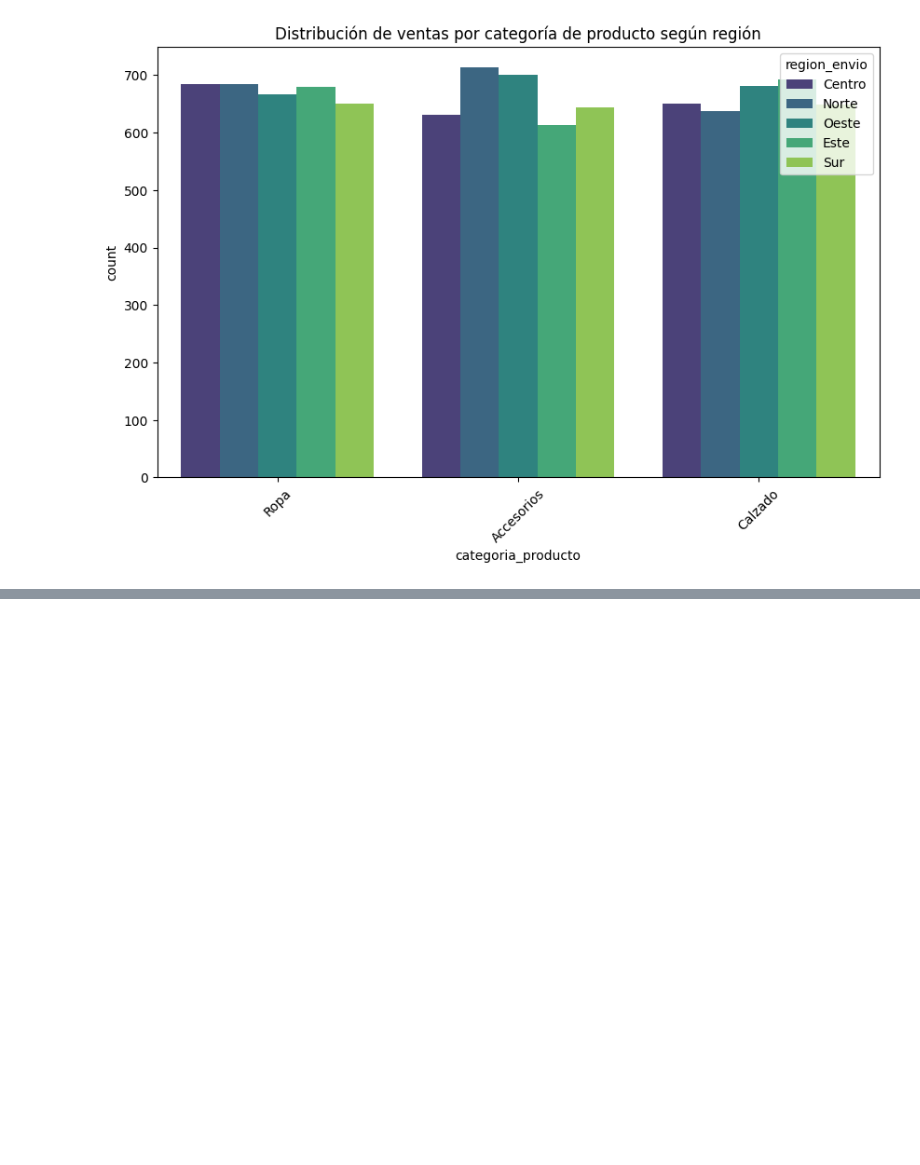
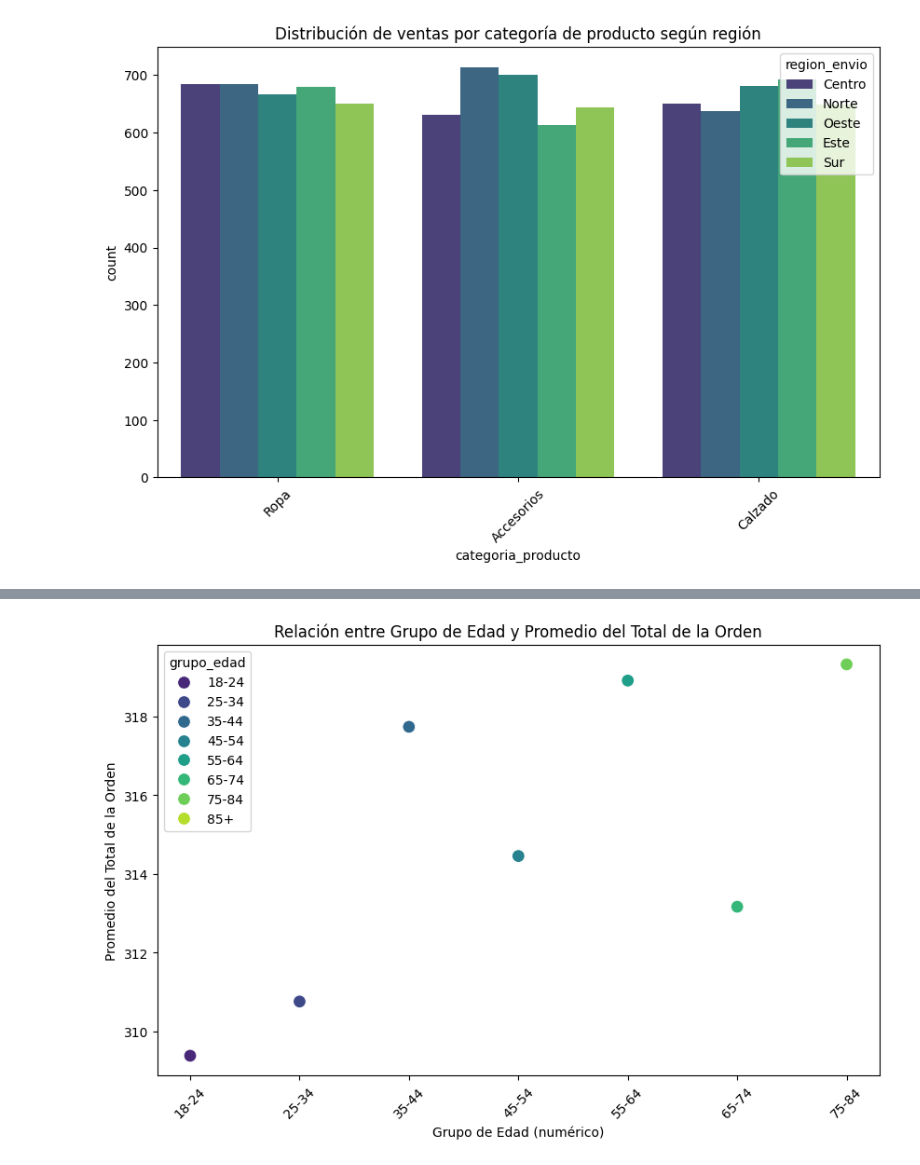
Before and after one commit to LuisBarrera23/SOG2_PRACTICA1_PAREJA13, a Jupyter notebook: src/exploratorio.ipynb, the cells around one changed output, grey strips where cells are left out. Saved outputs shown, nothing was run; the diff lists cells and outputs as text; code cells hidden in the pictures; blank space fills up the shorter version.

Commit message:
[add] Segmentación y correlacion

```diff
--- a/src/exploratorio.ipynb
+++ b/src/exploratorio.ipynb
@@ -93,0 +241,83 @@ plt.show()
+# %%
+import pandas as pd
+import mysql.connector
+import seaborn as sns
+import matplotlib.pyplot as plt
+
+# Conectar a la base de datos MySQL
+conexion = mysql.connector.connect(
+    host="34.172.242.238",
+    user="root",
+    password="gerenciales13",
+    database="practica13"
+)
+
+# Crear el cursor
+cursor = conexion.cursor()
+
+# Definir la consulta SQL para obtener los datos necesarios
+consulta = """
+SELECT edad_cliente, total_orden
+FROM ventas
+"""
+
+# Ejecutar la consulta
+cursor.execute(consulta)
+
+# Obtener los resultados y cargarlos en un DataFrame
+columnas = [col[0] for col in cursor.description]  # Obtener nombres de las columnas
+datos = cursor.fetchall()  # Obtener todos los datos
+df = pd.DataFrame(datos, columns=columnas)
+
+# Cerrar la conexión
+cursor.close()
+conexion.close()
+
+# Crear una columna para el grupo de edad
+def asignar_grupo_edad(edad):
+    if 18 <= edad <= 24:
+        return '18-24'
+    elif 25 <= edad <= 34:
+        return '25-34'
+    elif 35 <= edad <= 44:
+        return '35-44'
+    elif 45 <= edad <= 54:
+        return '45-54'
+    elif 55 <= edad <= 64:
+        return '55-64'
+    elif 65 <= edad <= 74:
+        return '65-74'
+    elif 75 <= edad <= 84:
+        return '75-84'
+    else:
+        return '85+'
+
+df['grupo_edad'] = df['edad_cliente'].apply(asignar_grupo_edad)
+
+# Agrupar por rango de edad y calcular el promedio del total de la orden
+df_agrupado = df.groupby('grupo_edad').agg({
+    'total_orden': 'mean'
+}).reset_index()
+
+# Convertir grupo_edad a un tipo categórico ordenado para una visualización mejor
+df_agrupado['grupo_edad'] = pd.Categorical(df_agrupado['grupo_edad'], categories=[
+    '18-24', '25-34', '35-44', '45-54', '55-64', '65-74', '75-84', '85+'
+], ordered=True)
+
+# Reordenar el DataFrame por el grupo de edad
+df_agrupado = df_agrupado.sort_values('grupo_edad')
+
+# Calcular la correlación entre el grupo de edad (numérico) y el promedio del total de la orden
+df_agrupado['grupo_edad_num'] = df_agrupado['grupo_edad'].cat.codes
+correlacion = df_agrupado['grupo_edad_num'].corr(df_agrupado['total_orden'])
+
+# Visualizar la relación con un gráfico de dispersión
+plt.figure(figsize=(10, 6))
+sns.scatterplot(x='grupo_edad_num', y='total_orden', data=df_agrupado, hue='grupo_edad', palette='viridis', s=100)
+plt.title('Relación entre Grupo de Edad y Promedio del Total de la Orden')
+plt.xlabel('Grupo de Edad (numérico)')
+plt.ylabel('Promedio del Total de la Orden')
+plt.xticks(ticks=df_agrupado['grupo_edad_num'], labels=df_agrupado['grupo_edad'], rotation=45)
+plt.show()
+# %% [output]
+[figure, added]
```
Also changed, not shown: parts of 7 cells of this notebook.
